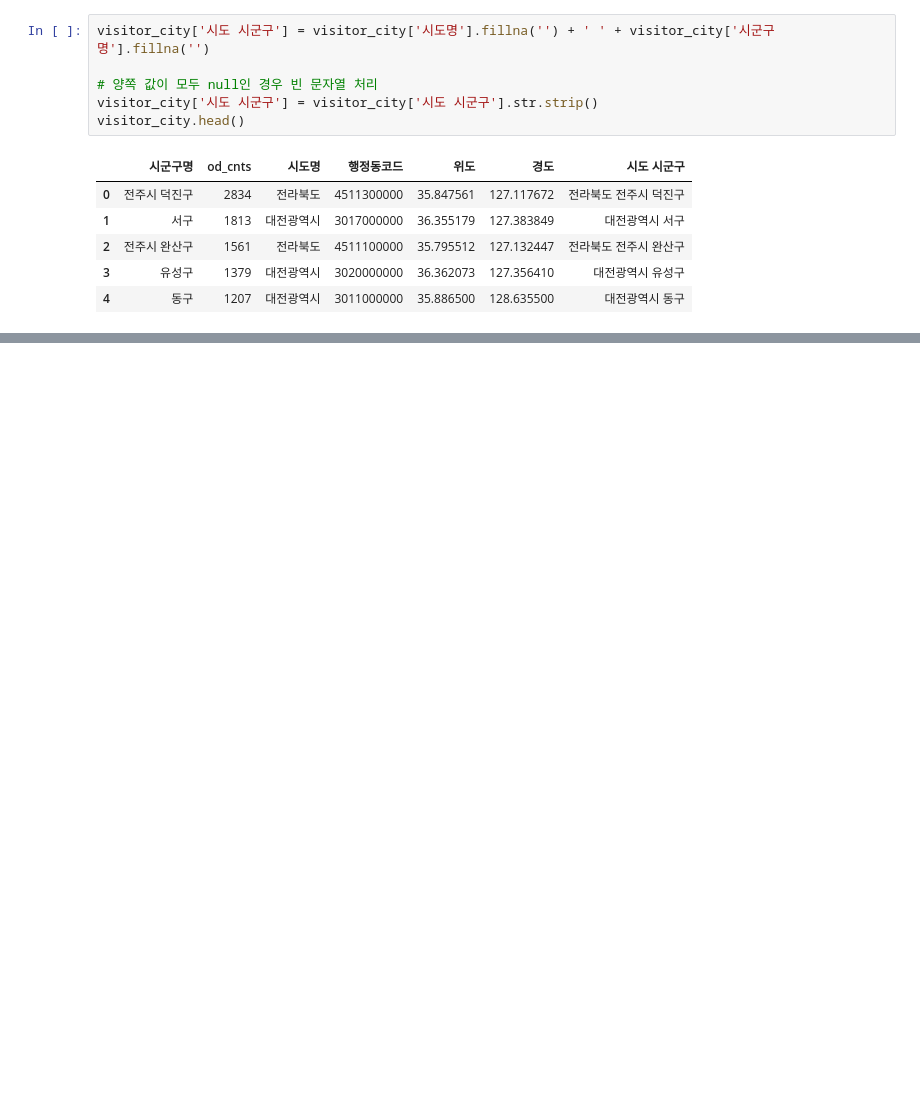
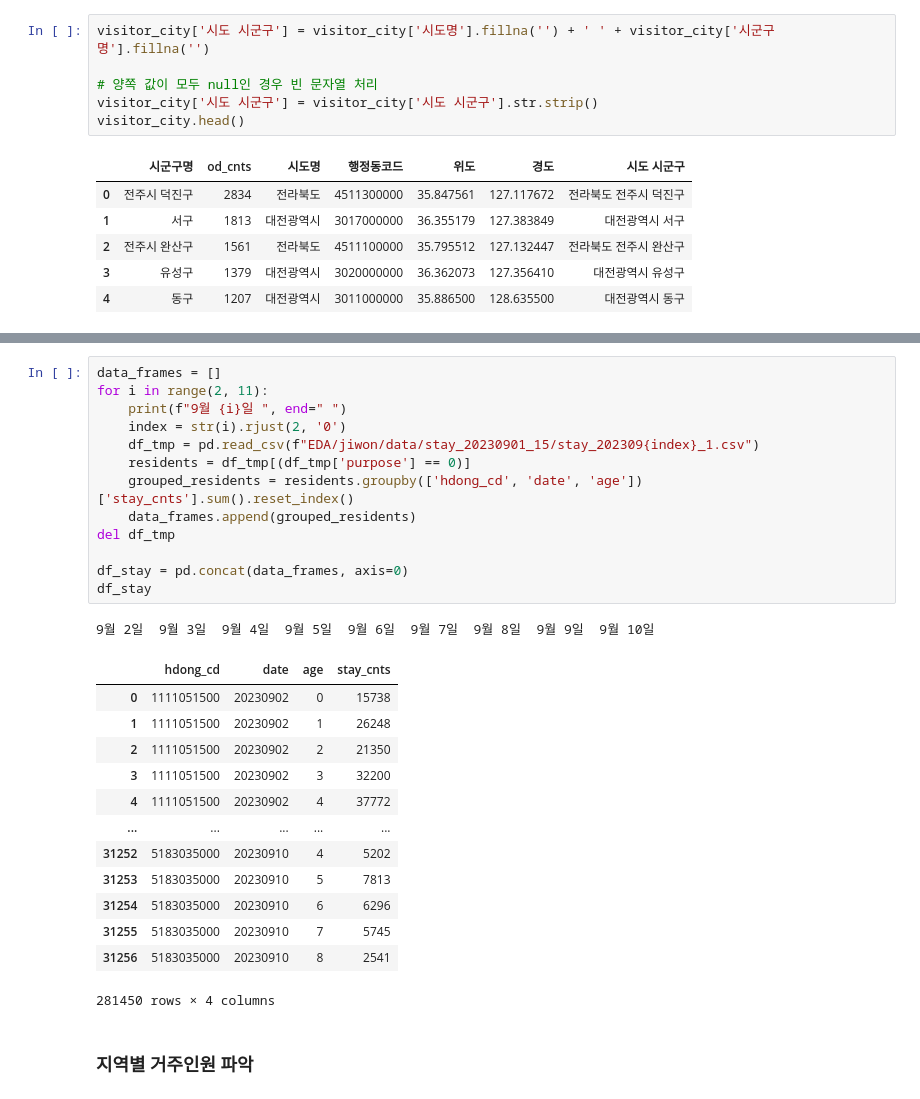
Before and after one commit to NongShiN/2024_bigcontest_muju_festival_shuttle_bus, a Jupyter notebook: best_shuttle_bus_route.ipynb, the cells around one changed output, grey strips where cells are left out. Cells and saved outputs as stored; diff of their text form; blank space fills up the shorter version.

```diff
--- a/best_shuttle_bus_route.ipynb
+++ b/best_shuttle_bus_route.ipynb
@@ -650,0 +75,30 @@ KeyboardInterrupt:
+# %%
+data_frames = []
+for i in range(2, 11):
+    print(f"9월 {i}일 ", end=" ")
+    index = str(i).rjust(2, '0')
+    df_tmp = pd.read_csv(f"EDA/jiwon/data/stay_20230901_15/stay_202309{index}_1.csv")
+    residents = df_tmp[(df_tmp['purpose'] == 0)]
+    grouped_residents = residents.groupby(['hdong_cd', 'date', 'age'])['stay_cnts'].sum().reset_index()
+    data_frames.append(grouped_residents)
+del df_tmp
+
+df_stay = pd.concat(data_frames, axis=0)
+df_stay
+# %% [output]
+9월 2일  9월 3일  9월 4일  9월 5일  9월 6일  9월 7일  9월 8일  9월 9일  9월 10일
+|  | hdong_cd | date | age | stay_cnts |
+| 0 | 1111051500 | 20230902 | 0 | 15738 |
+| 1 | 1111051500 | 20230902 | 1 | 26248 |
+| 2 | 1111051500 | 20230902 | 2 | 21350 |
+| 3 | 1111051500 | 20230902 | 3 | 32200 |
+| 4 | 1111051500 | 20230902 | 4 | 37772 |
+| ... | ... | ... | ... | ... |
+| 31252 | 5183035000 | 20230910 | 4 | 5202 |
+| 31253 | 5183035000 | 20230910 | 5 | 7813 |
+| 31254 | 5183035000 | 20230910 | 6 | 6296 |
+| 31255 | 5183035000 | 20230910 | 7 | 5745 |
+| 31256 | 5183035000 | 20230910 | 8 | 2541 |
+281450 rows × 4 columns
+# %% [markdown]
+### 지역별 거주인원 파악
```
Also changed, not shown: parts of 50 cells of this notebook, 3 other files.
